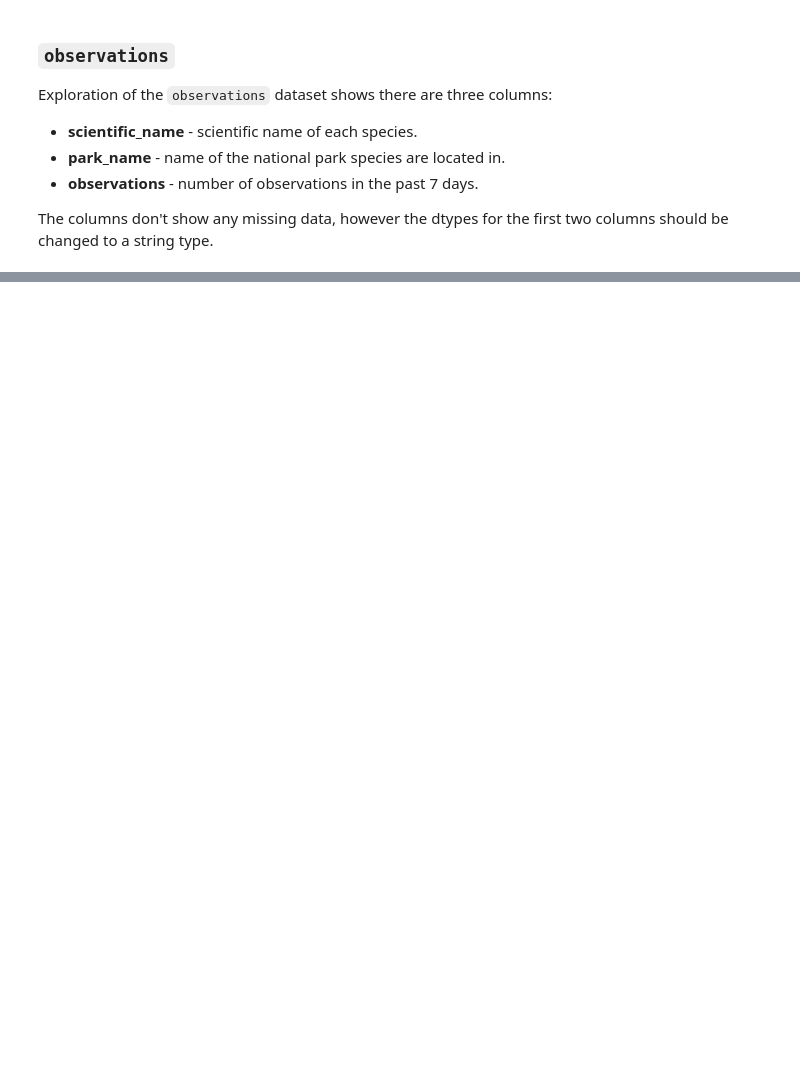
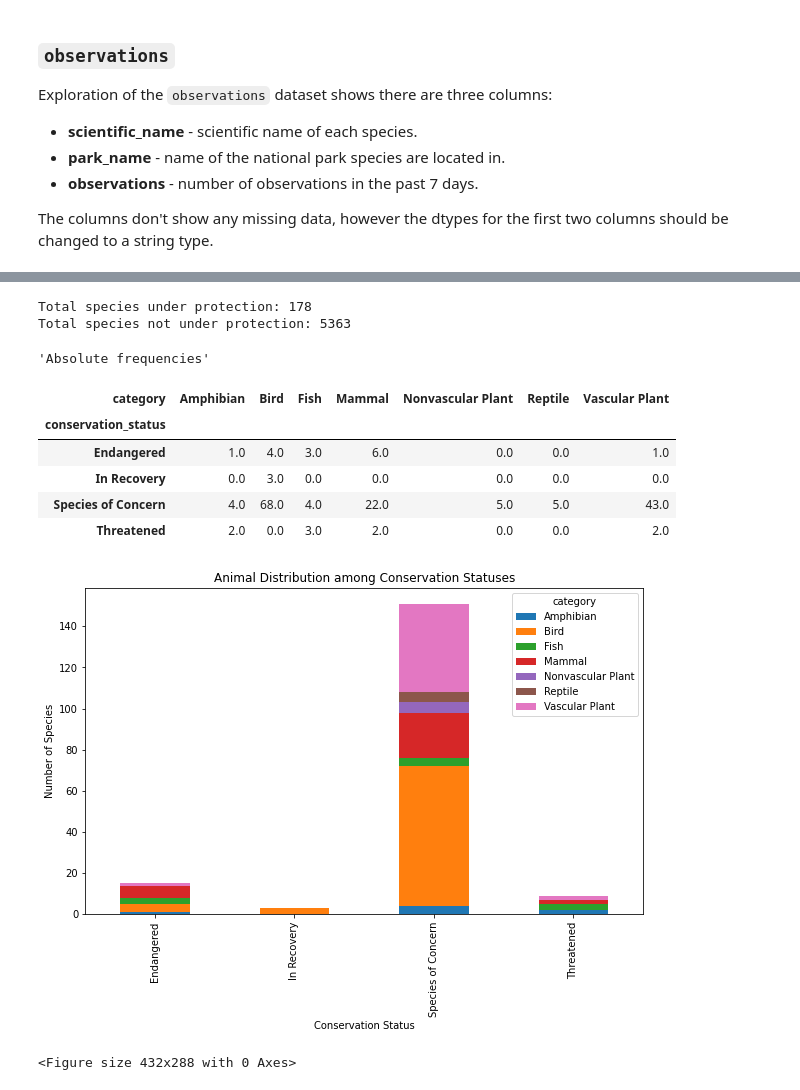
Before and after one commit to marcocamilo/Biodiversity-in-National-Parks, a Jupyter notebook: biodiversity.ipynb, the cells around one changed output, grey strips where cells are left out. Saved outputs shown, nothing was run; the diff lists cells and outputs as text; code cells hidden in the pictures; blank space fills up the shorter version.

```diff
--- a/biodiversity.ipynb
+++ b/biodiversity.ipynb
@@ -279,4 +132,0 @@ A possible solution might be to enter each repeated species once, with (1) the m
-# %%
-print(species[species.scientific_name.duplicated()].head())
-
-species =
@@ -296,0 +205,6 @@ species =
+# %%
+print('Types of conservation status:', list(species.conservation_status.unique()), '\n')
+
+species.conservation_status = species.conservation_status.fillna('No intervention')
+
+print('New types of conservation status:', list(species.conservation_status.unique()))
@@ -296,0 +306,9 @@ species =
+# %%
+# Drop rows with duplicated scientific names
+species = species.drop_duplicates(subset = ['scientific_name'], keep= 'first')
+
+repeated_scientific_names = species.scientific_name[species.scientific_name.duplicated()]
+print(f'Duplicated scientific names: {len(repeated_scientific_names)}', '\n')
+
+print('-------Previously duplicated examples (now clean)-------')
+display(species[species.scientific_name.isin(['Cervus elaphus', 'Canis lupus', 'Odocoileus virginianus'])])
@@ -296,0 +396,33 @@ species =
+# %%
+num_conservation = len(species[species.conservation_status != 'No intervention'])
+num_not_conservation = len(species[species.conservation_status == 'No intervention'])
+
+print(f'Total species under protection: {num_conservation}')
+print(f'Total species not under protection: {num_not_conservation}')
+
+category_conservation = species[species.conservation_status != 'No intervention']\
+                        .groupby(['conservation_status', 'category'])['scientific_name']\
+                        .count()\
+                        .unstack()\
+                        .replace('nan', np.nan).fillna(0)
+
+display("Absolute frequencies", category_conservation)
+
+ax = category_conservation.plot(kind='bar', figsize=(10,6), stacked = True)
+ax.set_xlabel('Conservation Status')
+ax.set_ylabel('Number of Species')
+plt.title("Animal Distribution among Conservation Statuses")
+plt.show()
+plt.clf()
+# %% [output]
+Total species under protection: 178
+Total species not under protection: 5363
+'Absolute frequencies'
+| category | Amphibian | Bird | Fish | Mammal | Nonvascular Plant | Reptile | Vascular Plant |
+| conservation_status |  |  |  |  |  |  |  |
+| Endangered | 1.0 | 4.0 | 3.0 | 6.0 | 0.0 | 0.0 | 1.0 |
+| In Recovery | 0.0 | 3.0 | 0.0 | 0.0 | 0.0 | 0.0 | 0.0 |
+| Species of Concern | 4.0 | 68.0 | 4.0 | 22.0 | 5.0 | 5.0 | 43.0 |
+| Threatened | 2.0 | 0.0 | 3.0 | 2.0 | 0.0 | 0.0 | 2.0 |
+[figure, added]
+<Figure size 432x288 with 0 Axes>
```
Also changed, not shown: parts of 54 cells of this notebook, 1 other file.
